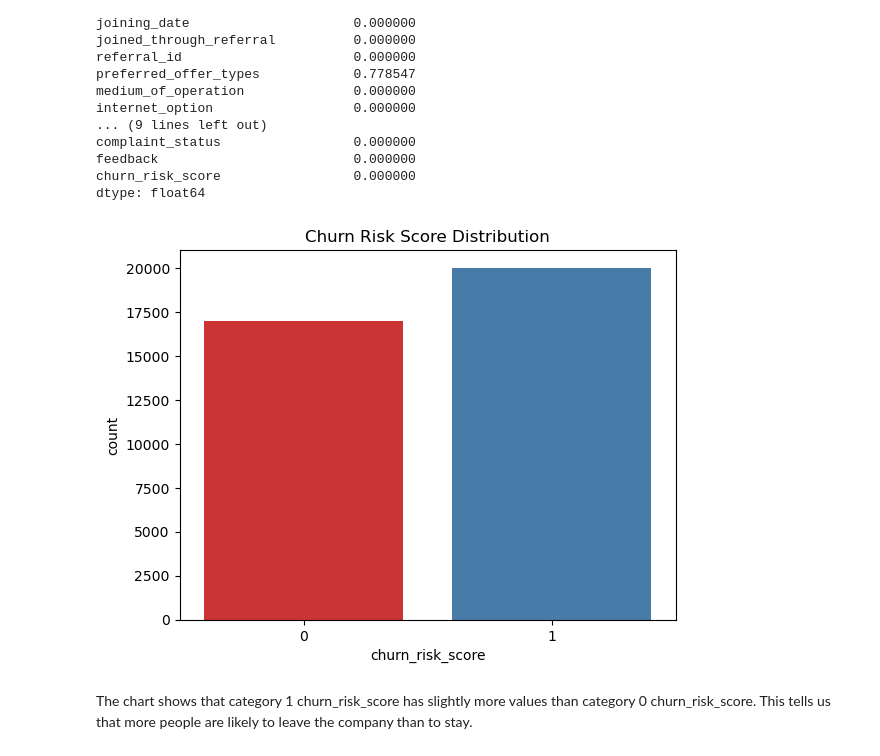
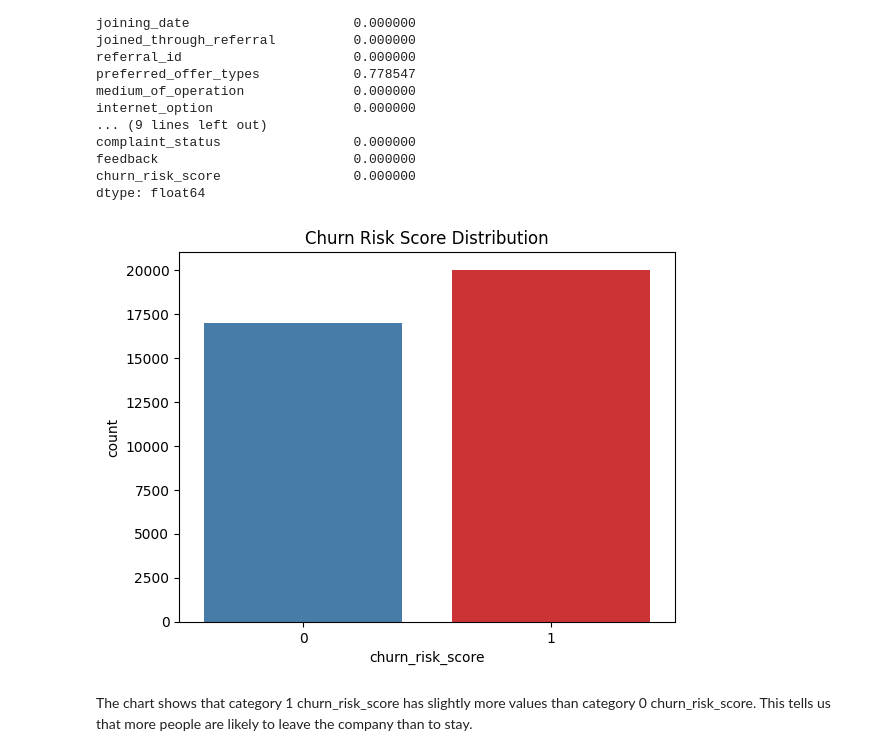
Before and after one commit to wambuikariuki/Capstone_Phase5_group9, a Jupyter notebook: Notebook.ipynb, the cells around one changed output. Drawn from its saved outputs; the diff is of its cells as text; code cells hidden in the pictures.

```diff
--- a/Notebook.ipynb
+++ b/Notebook.ipynb
@@ -222,11 +203,12 @@ churn_risk_score                 0.000000
 dtype: float64
 # %%
 # Target distribution
-sns.countplot(x='churn_risk_score', data=df, palette='Set1')
+custom_palette = {'0': '#377eb8', '1': '#e41a1c'}
+sns.countplot(x='churn_risk_score', data=df, palette=custom_palette)
 plt.title("Churn Risk Score Distribution")
 plt.show()
 # %% [output]
-[figure, old version]
+[figure, new version]
 # %% [markdown]
 The chart shows that category 1 churn_risk_score has slightly more values than category 0 churn_risk_score. This tells us that more people are likely to leave the company than to stay.
 # %% [markdown]
```
Also changed, not shown: parts of 29 cells of this notebook.
